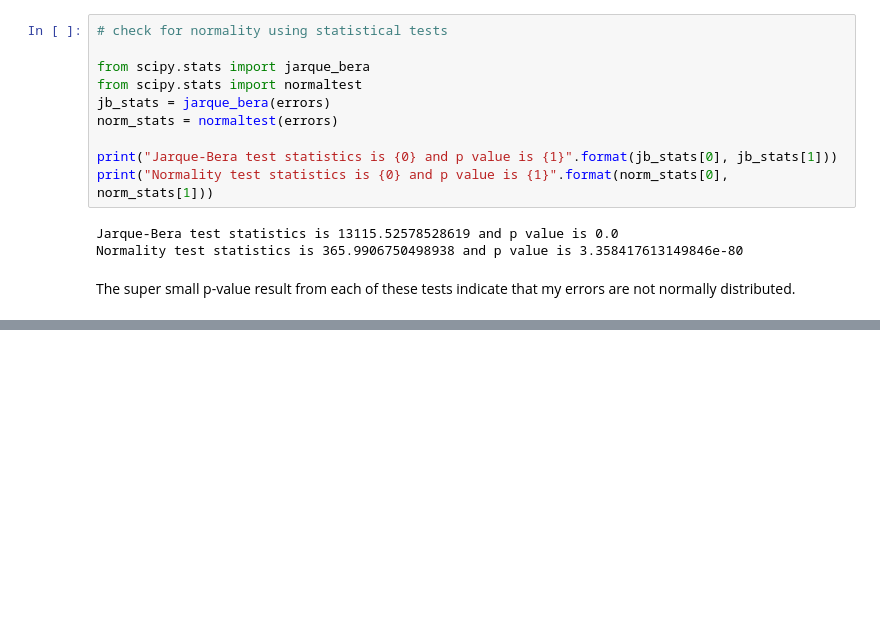
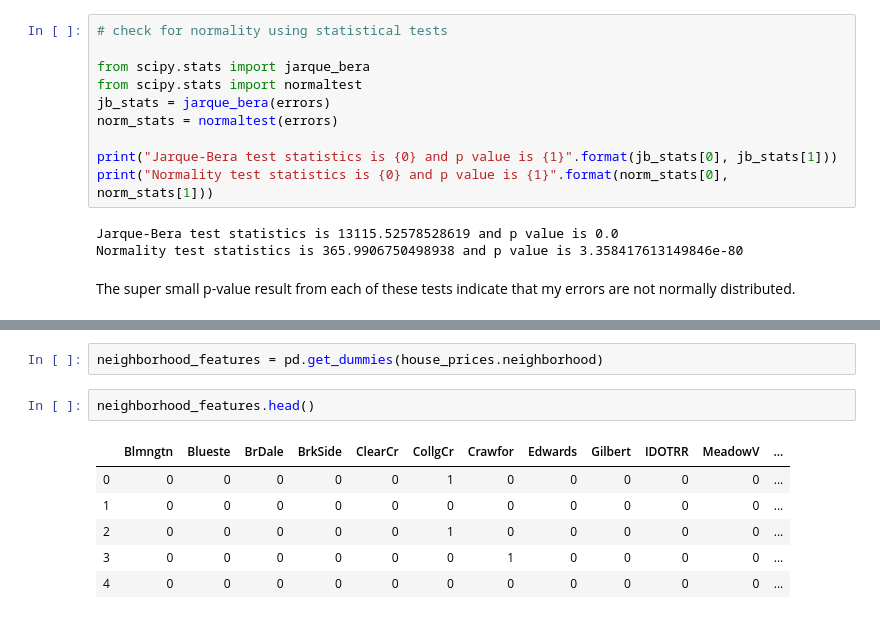
Before and after one commit to mrkjhsn/Thinkful-Exercises, a Jupyter notebook: linear_regression_housing_prices.ipynb, the cells around one changed output, grey strips where cells are left out. Drawn from its saved outputs; the diff is of its cells as text; blank space fills up the shorter version.

```diff
--- a/linear_regression_housing_prices.ipynb
+++ b/linear_regression_housing_prices.ipynb
@@ -456,0 +509,11 @@ The super small p-value result from each of these tests indicate that my errors
+# %%
+neighborhood_features = pd.get_dummies(house_prices.neighborhood)
+# %%
+neighborhood_features.head()
+# %% [output]
+|  | Blmngtn | Blueste | BrDale | BrkSide | ClearCr | CollgCr | Crawfor | Edwards | Gilbert | IDOTRR | MeadowV | ... |
+| 0 | 0 | 0 | 0 | 0 | 0 | 1 | 0 | 0 | 0 | 0 | 0 | ... |
+| 1 | 0 | 0 | 0 | 0 | 0 | 0 | 0 | 0 | 0 | 0 | 0 | ... |
+| 2 | 0 | 0 | 0 | 0 | 0 | 1 | 0 | 0 | 0 | 0 | 0 | ... |
+| 3 | 0 | 0 | 0 | 0 | 0 | 0 | 1 | 0 | 0 | 0 | 0 | ... |
+| 4 | 0 | 0 | 0 | 0 | 0 | 0 | 0 | 0 | 0 | 0 | 0 | ... |
```
Also changed, not shown: parts of 19 cells of this notebook.
